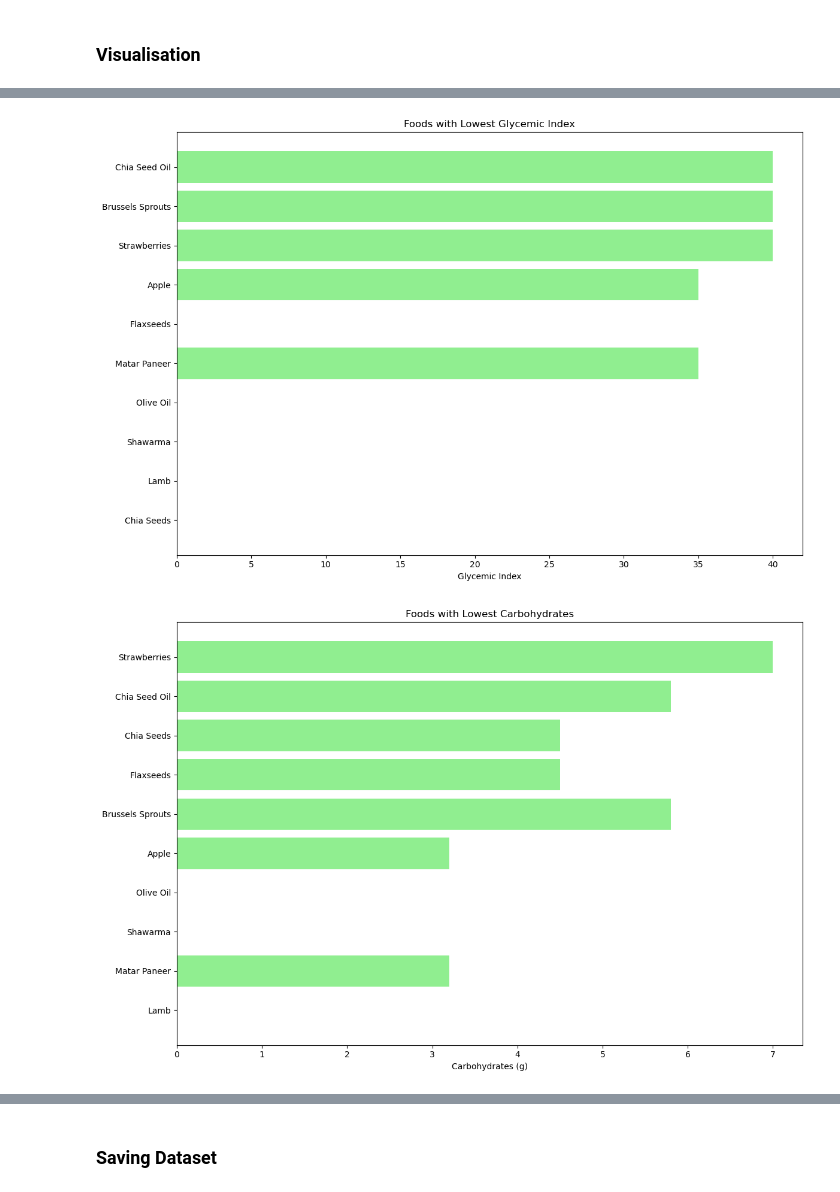
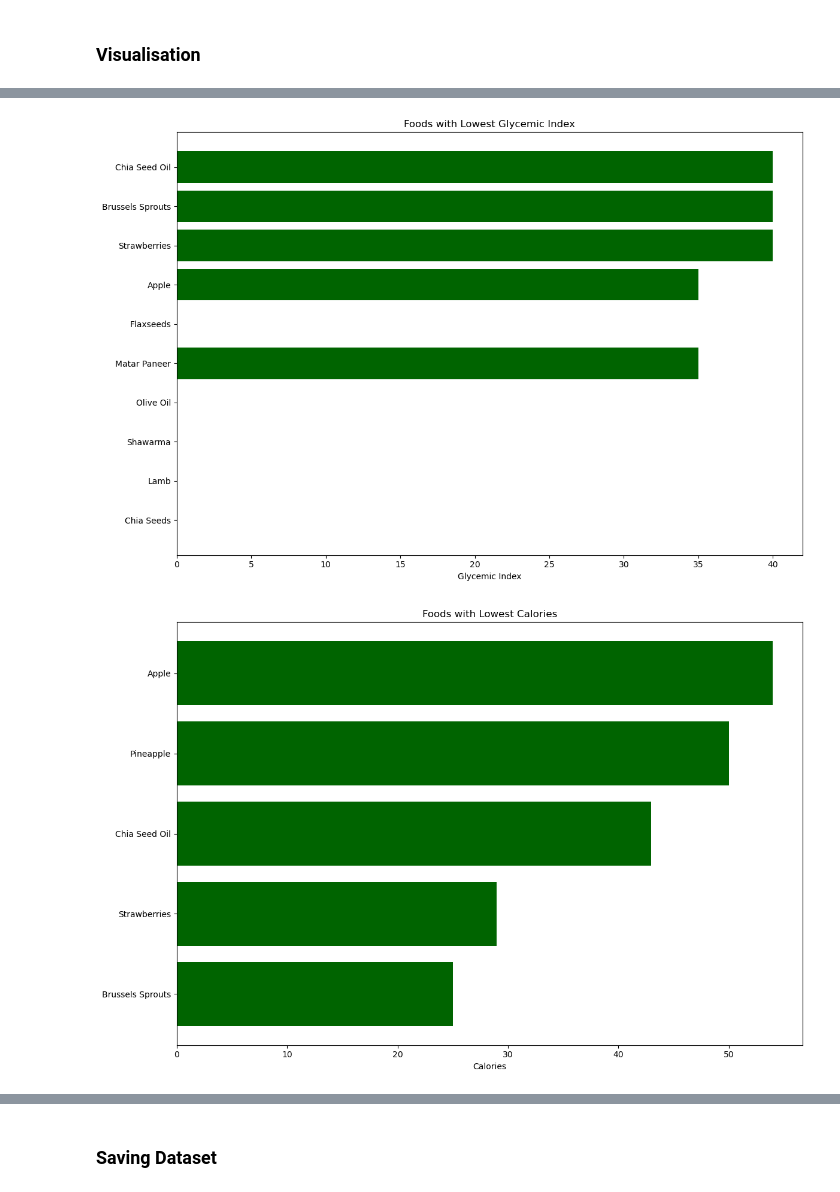
Before and after one commit to zoya-hammad/NutriVision, a Jupyter notebook: nutritional_assistant/data preprocessing/glycemic_index_preprocessing.ipynb, the cells around one changed output, grey strips where cells are left out. Cells and saved outputs as stored; diff of their text form; code cells hidden in the pictures.

```diff
--- a/nutritional_assistant/data preprocessing/glycemic_index_preprocessing.ipynb
+++ b/nutritional_assistant/data preprocessing/glycemic_index_preprocessing.ipynb
@@ -127,7 +128,7 @@ df['Suitable for Diabetes'] = df['Suitable for Diabetes'].apply(lambda x: 1 if '
 df = df[df['Suitable for Diabetes'] == 1]
 
 # Keep relevant columns
-df = df[['Food Name', 'Glycemic Index', 'Carbohydrates','Fiber Content']]
+df = df[['Food Name', 'Glycemic Index','Calories', 'Carbohydrates', 'Protein', 'Fat', 'Fiber Content']]
 # %%
 print(df.head())
 # note - it is possible for foods to have a glycemic index of 0 or close to 0
@@ -218,35 +298,67 @@ plt.close()
 # Foods by Glycemic Index (Lowest)
 top_gi = df.sort_values(by='Glycemic Index', ascending=True).head(20)
 plt.figure(figsize=(12, 8))
-plt.barh(top_gi['Food Name'], top_gi['Glycemic Index'],  color='lightgreen')
+plt.barh(top_gi['Food Name'], top_gi['Glycemic Index'],  color='darkgreen')
 plt.title('Foods with Lowest Glycemic Index')
 plt.xlabel('Glycemic Index')
 plt.tight_layout()
 plt.savefig('visualizations/gi_foods_lowest.png', dpi=300)
 plt.show()
 plt.close()
+# Foods by Calories (Lowest)
+low_calories = df.sort_values(by='Calories', ascending=True).head(20)
+plt.figure(figsize=(12, 8))
+plt.barh(low_calories['Food Name'], low_calories['Calories'], color='darkgreen')
+plt.title('Foods with Lowest Calories')
+plt.xlabel('Calories')
+plt.tight_layout()
+plt.savefig('visualizations/calorie_foods_lowest.png', dpi=300)
+plt.show()
+plt.close()
 
 # Foods by Carbohydrates (Lowest)
 top_carb = df.sort_values(by='Carbohydrates', ascending=True).head(20)
 plt.figure(figsize=(12, 8))
-plt.barh(top_carb['Food Name'], top_carb['Carbohydrates'],  color='lightgreen')
+plt.barh(top_carb['Food Name'], top_carb['Carbohydrates'],  color='darkgreen')
 plt.title('Foods with Lowest Carbohydrates')
 plt.xlabel('Carbohydrates (g)')
 plt.tight_layout()
 plt.savefig('visualizations/carb_foods_lowest.png', dpi=300)
 plt.show()
 plt.close()
 
+# Foods by Protein (Lowest)
+low_protein = df.sort_values(by='Protein', ascending=True).head(20)
+plt.figure(figsize=(12, 8))
+plt.barh(low_protein['Food Name'], low_protein['Protein'], color='darkgreen')
+plt.title('Foods with Lowest Protein Content')
+plt.xlabel('Protein (g)')
+plt.tight_layout()
+plt.savefig('visualizations/protein_foods_lowest.png', dpi=300)
+plt.show()
+plt.close()
+
+# Foods by Fat (Lowest)
+low_fat = df.sort_values(by='Fat', ascending=True).head(20)
+plt.figure(figsize=(12, 8))
+plt.barh(low_fat['Food Name'], low_fat['Fat'], color='darkgreen')
+plt.title('Foods with Lowest Fat Content')
+plt.xlabel('Fat (g)')
+plt.tight_layout()
+plt.savefig('visualizations/fat_foods_lowest.png', dpi=300)
+plt.show()
+plt.close()
+
 # Foods by Fiber Content (Lowest)
 top_carb = df.sort_values(by='Fiber Content', ascending=True).head(20)
 plt.figure(figsize=(12, 8))
-plt.barh(top_carb['Food Name'], top_carb['Fiber Content'],  color='lightgreen')
+plt.barh(top_carb['Food Name'], top_carb['Fiber Content'],  color='darkgreen')
 plt.title('Foods with Lowest Fiber Content')
 plt.xlabel('Fiber Content (g)')
 plt.tight_layout()
 plt.savefig('visualizations/fiber_foods_lowest.png', dpi=300)
 plt.show()
 plt.close()
 # %% [output]
-[figure, old version]
+[figure, new version]
-[figure, old version]
+[figure, new version]
```
Also changed, not shown: parts of 5 cells of this notebook.
